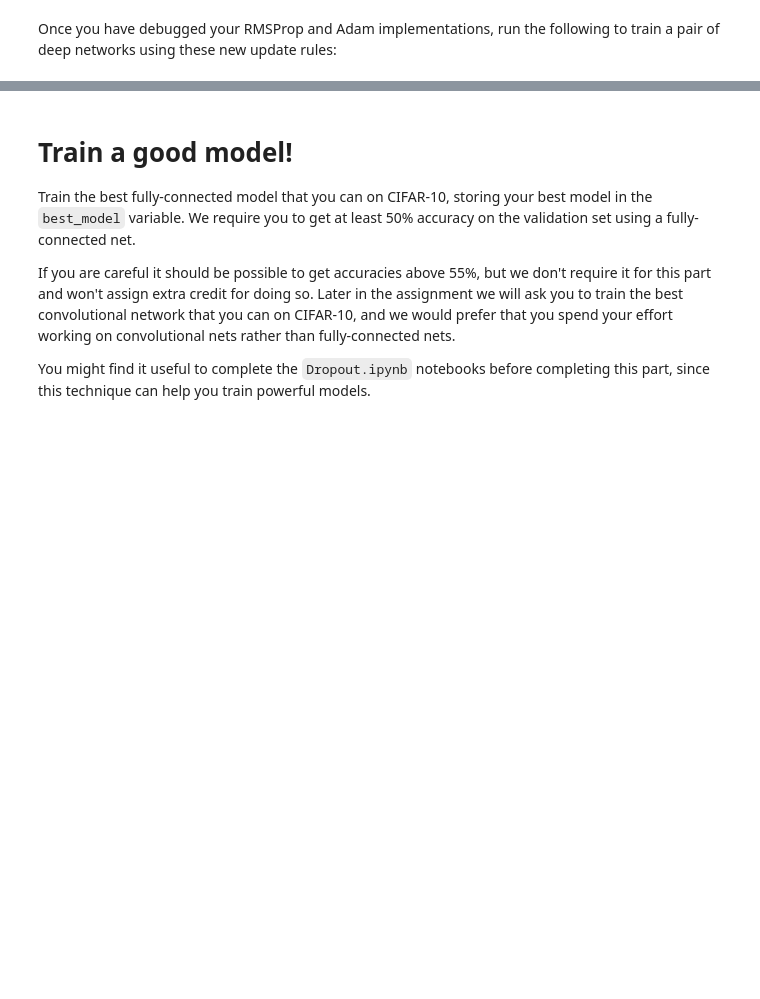
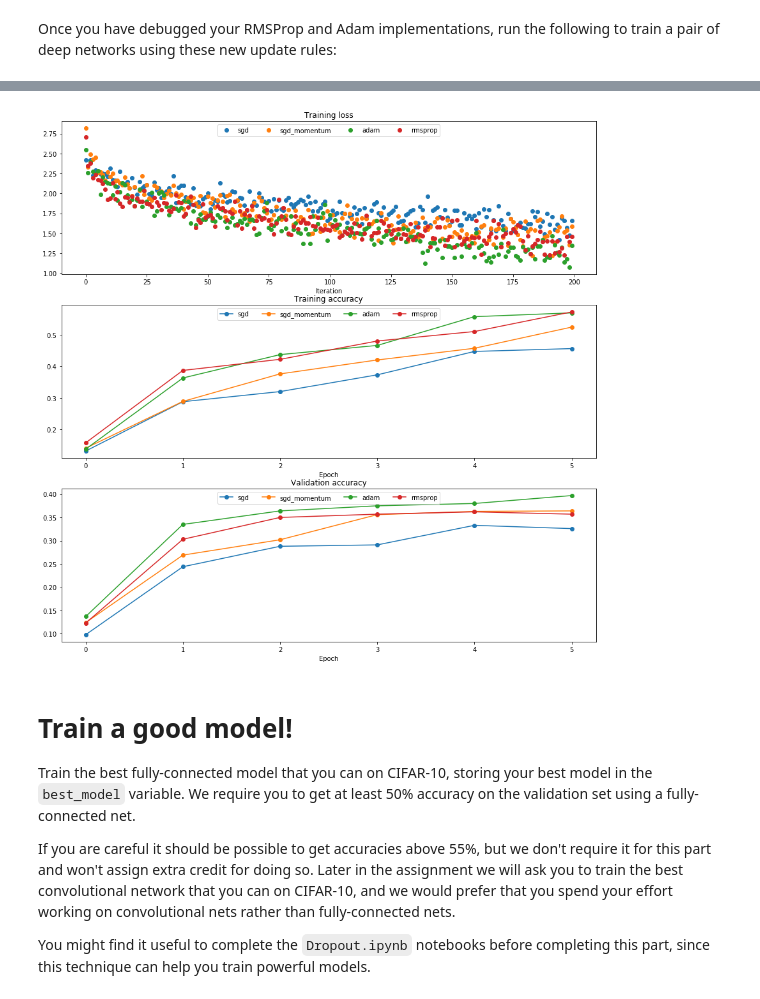
Before and after one commit to JavisDaDa/Statistical-ML, a Jupyter notebook: hw5/FullyConnectedNets.ipynb, the cells around one changed output, grey strips where cells are left out. Cells and saved outputs as stored; diff of their text form; code cells hidden in the pictures; blank space fills up the shorter version.

```diff
--- a/hw5/FullyConnectedNets.ipynb
+++ b/hw5/FullyConnectedNets.ipynb
@@ -620,7 +769,7 @@ plt.subplot(3, 1, 3)
 plt.title('Validation accuracy')
 plt.xlabel('Epoch')
 
-for update_rule, solver in solvers.iteritems():
+for update_rule, solver in solvers.items():
   plt.subplot(3, 1, 1)
   plt.plot(solver.loss_history, 'o', label=update_rule)
 
@@ -635,3 +784,4 @@ for i in [1, 2, 3]:
   plt.legend(loc='upper center', ncol=4)
 plt.gcf().set_size_inches(15, 15)
 plt.show()
+# %% [output]
@@ -638,3 +805,4 @@ plt.show()
+[figure, added]
 # %% [markdown]
 # Train a good model!
 Train the best fully-connected model that you can on CIFAR-10, storing your best model in the `best_model` variable. We require you to get at least 50% accuracy on the validation set using a fully-connected net.
```
Also changed, not shown: parts of 20 cells of this notebook, 4 other files.
